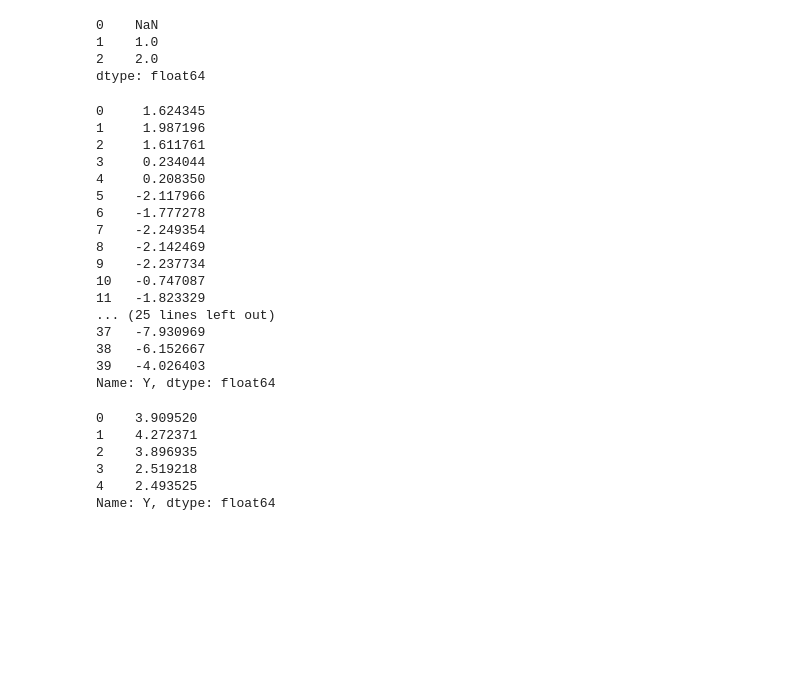
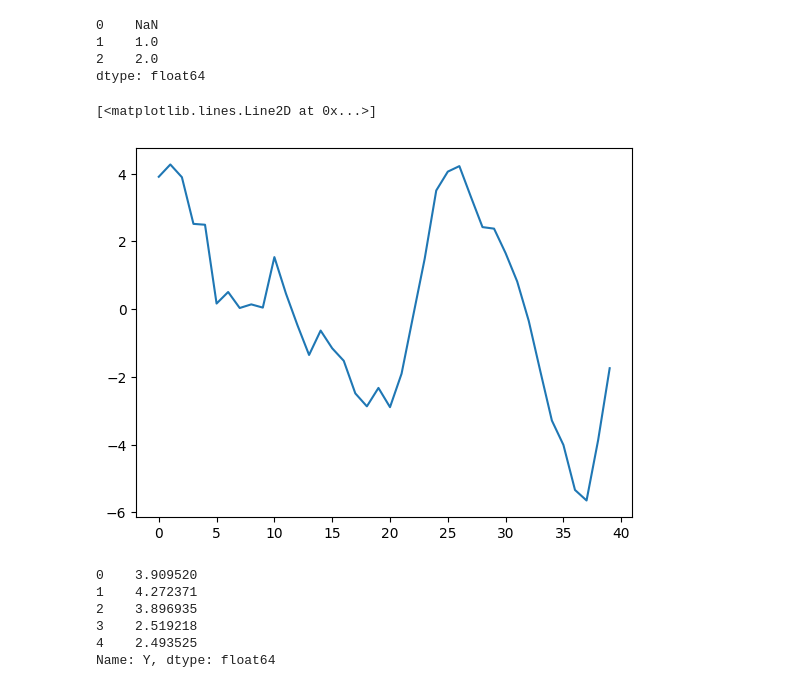
Before and after one commit to adevrent/WQU_DP, a Jupyter notebook: MITx_IDS.S24x/L10.ipynb, the cells around one changed output. Saved outputs shown, nothing was run; the diff lists cells and outputs as text; code cells hidden in the pictures; blank space fills up the shorter version.

```diff
--- a/MITx_IDS.S24x/L10.ipynb
+++ b/MITx_IDS.S24x/L10.ipynb
@@ -31,27 +31,11 @@ s = [1.62434536,  1.98719617,  1.61176108,  0.23404356,  0.20835024, -2.1179662,
  -7.62043943, -7.93096921, -6.15266733, -4.02640327]
 s = pd.Series(s, name="Y")
 s_dt = s - s.mean()
-# %%
-s = s
-s
-# %% [output]
-0     1.624345
-1     1.987196
-2     1.611761
-3     0.234044
-4     0.208350
-5    -2.117966
-6    -1.777278
-7    -2.249354
-8    -2.142469
-9    -2.237734
-10   -0.747087
-11   -1.823329
-... (25 lines left out)
-37   -7.930969
-38   -6.152667
-39   -4.026403
-Name: Y, dtype: float64
+# %%
+plt.plot(s_dt)
+# %% [output]
+[<matplotlib.lines.Line2D at 0x...>]
+[figure, added]
 # %%
 s_dt = pd.Series(s - s.mean(), name="Y")
 s_dt.head()
```
Also changed, not shown: parts of 7 cells of this notebook.
